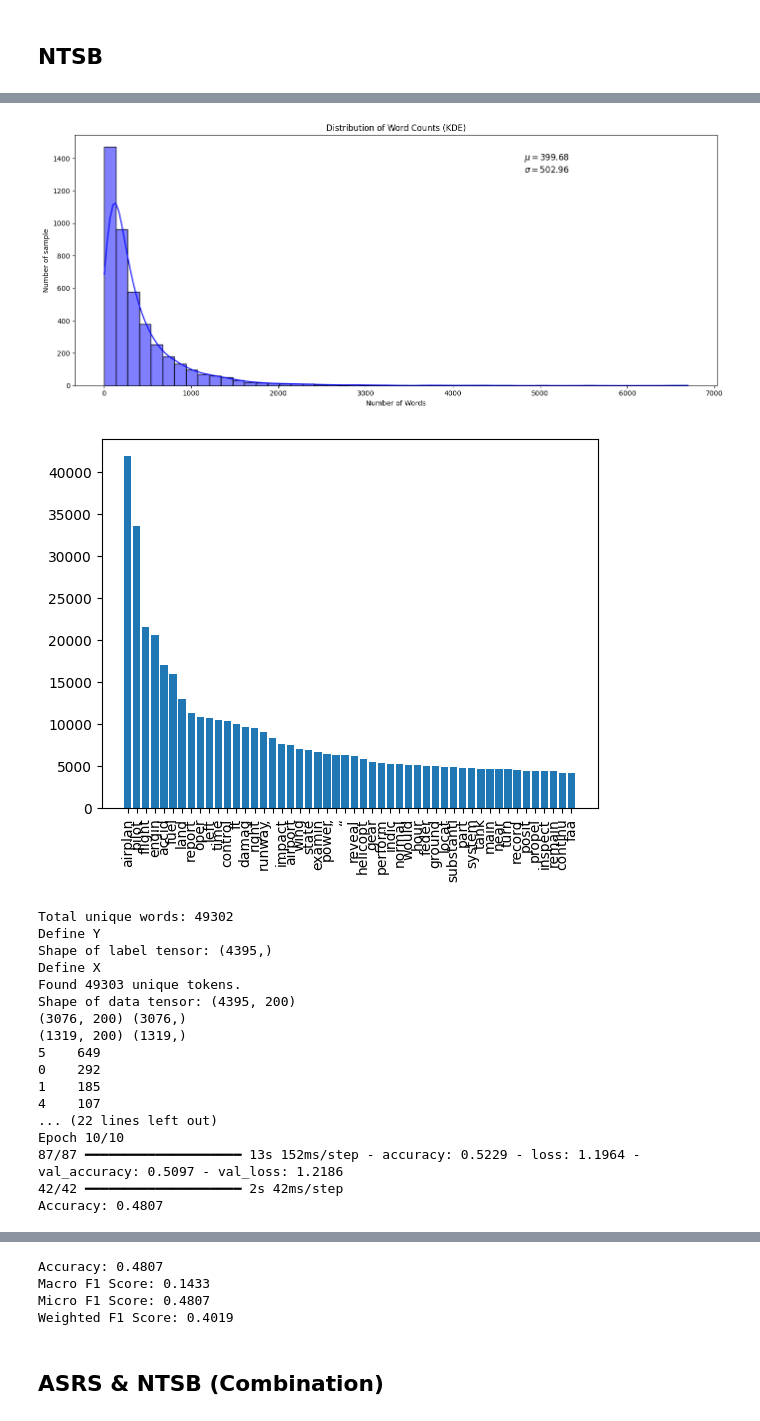
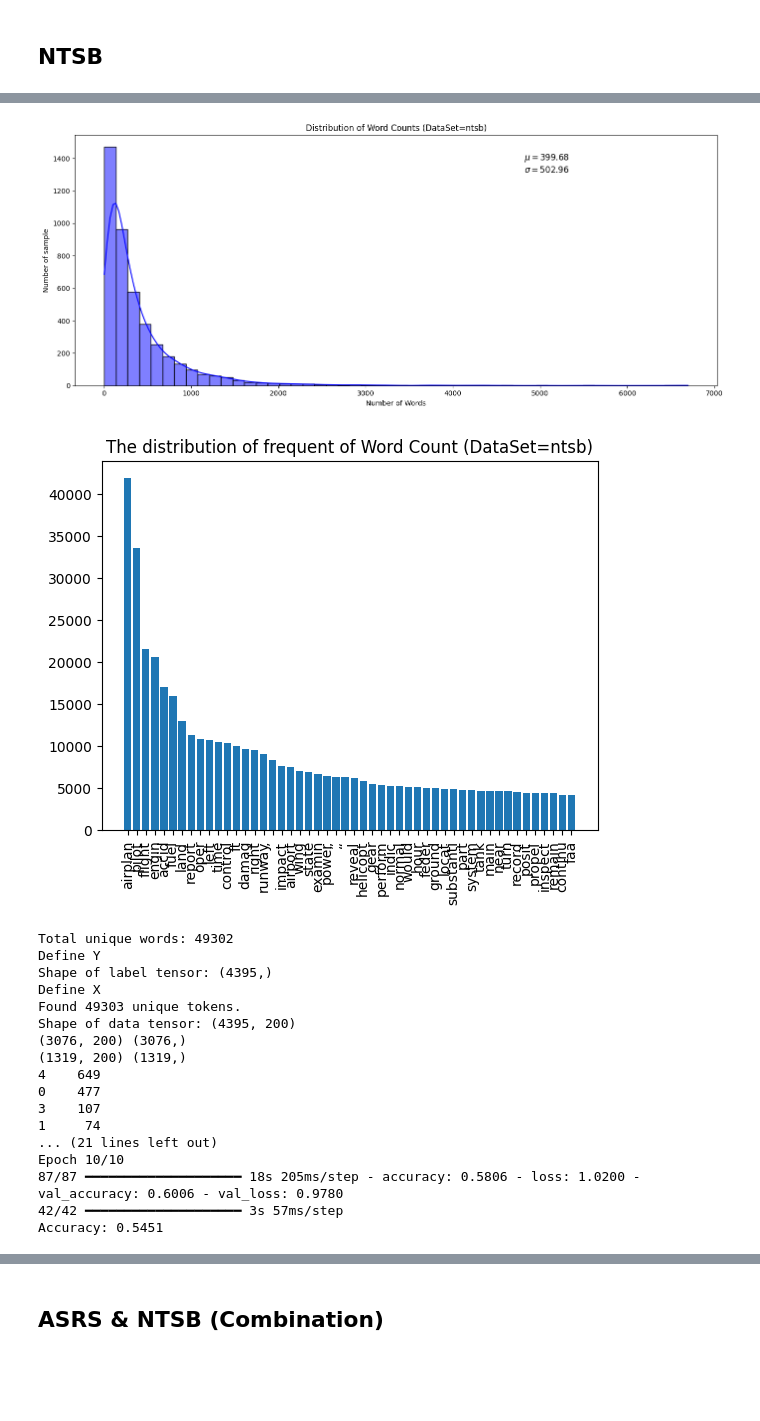
Before and after one commit to lasalasa/ASTAPM_Model, a Jupyter notebook: notebooks/notebook_main_LSTM_Hybrid_LS.ipynb, the cells around one changed output, grey strips where cells are left out. Cells and saved outputs as stored; diff of their text form; code cells hidden in the pictures; blank space fills up the shorter version.

```diff
--- a/notebooks/notebook_main_LSTM_Hybrid_LS.ipynb
+++ b/notebooks/notebook_main_LSTM_Hybrid_LS.ipynb
@@ -173,38 +107,25 @@ Weighted F1 Score: 0.2500
 # %% [markdown]
 ## NTSB
 # %%
-from sklearn.metrics import f1_score, accuracy_score
-
 options = {
     "sample_size": 0,
     "max_length": 200,
     "max_nb_words": 20000,
     "is_enable_smote": False,
-    "ls_name": 'asrs_ntsb', # Due to outperform than others
-    "ls_version": 1
+    "ls_name": 'asrs_ntsb',
+    "ls_version": 4
 }
 
 # 01. Get Data
 ntsb_df = CoreUtils.get_data('ntsb', from_year=2018, to_year=2023)
 dfs = { 'ntsb': ntsb_df }
 
+# 04. Train Model
 ntsb_lstm_Model = LSTMModel(dfs, ds_name='ntsb', options=options)
 ntsb_lstm_Model.train()
+
+# 03. Evaluate Model
 ntsb_evaluate_result = ntsb_lstm_Model.evaluate()
-
-
-y_true = ntsb_lstm_Model.Y_test
-y_pred = ntsb_lstm_Model.Y_pred
-
-accuracy = accuracy_score(y_true, y_pred)
-macro_f1_score = f1_score(y_true, y_pred, average='macro')
-micro_f1_score = f1_score(y_true, y_pred, average='micro')
-weighted_f1_score = f1_score(y_true, y_pred, average='weighted')
-
-print(f'Accuracy: {accuracy:.4f}')
-print(f'Macro F1 Score: {macro_f1_score:.4f}')
-print(f'Micro F1 Score: {micro_f1_score:.4f}')
-print(f'Weighted F1 Score: {weighted_f1_score:.4f}')
 # %% [output]
 Start labelling
 Model and vectorizer loaded successfully
@@ -227,5 +148,5 @@ Pre processed
-[figure, old version]
+[figure, new version]
-[figure, old version]
+[figure, new version]
 Total unique words: 49302
 Define Y
 Shape of label tensor: (4395,)
@@ -234,12 +155,12 @@ Found 49303 unique tokens.
 Shape of data tensor: (4395, 200)
 (3076, 200) (3076,)
 (1319, 200) (1319,)
-5    649
-0    292
-1    185
-4    107
-... (22 lines left out)
+4    649
+0    477
+3    107
+1     74
+... (21 lines left out)
 Epoch 10/10
-87/87 ━━━━━━━━━━━━━━━━━━━━ 13s 152ms/step - accuracy: 0.5229 - loss: 1.1964 - val_accuracy: 0.5097 - val_loss: 1.2186
-42/42 ━━━━━━━━━━━━━━━━━━━━ 2s 42ms/step
-Accuracy: 0.4807
+87/87 ━━━━━━━━━━━━━━━━━━━━ 18s 205ms/step - accuracy: 0.5806 - loss: 1.0200 - val_accuracy: 0.6006 - val_loss: 0.9780
+42/42 ━━━━━━━━━━━━━━━━━━━━ 3s 57ms/step
+Accuracy: 0.5451
@@ -249,6 +170,2 @@ Accuracy: 0.4807
-Accuracy: 0.4807
-Macro F1 Score: 0.1433
-Micro F1 Score: 0.4807
-Weighted F1 Score: 0.4019
 # %% [markdown]
 ## ASRS & NTSB (Combination)
```
Also changed, not shown: parts of 20 cells of this notebook, 10 other files.
